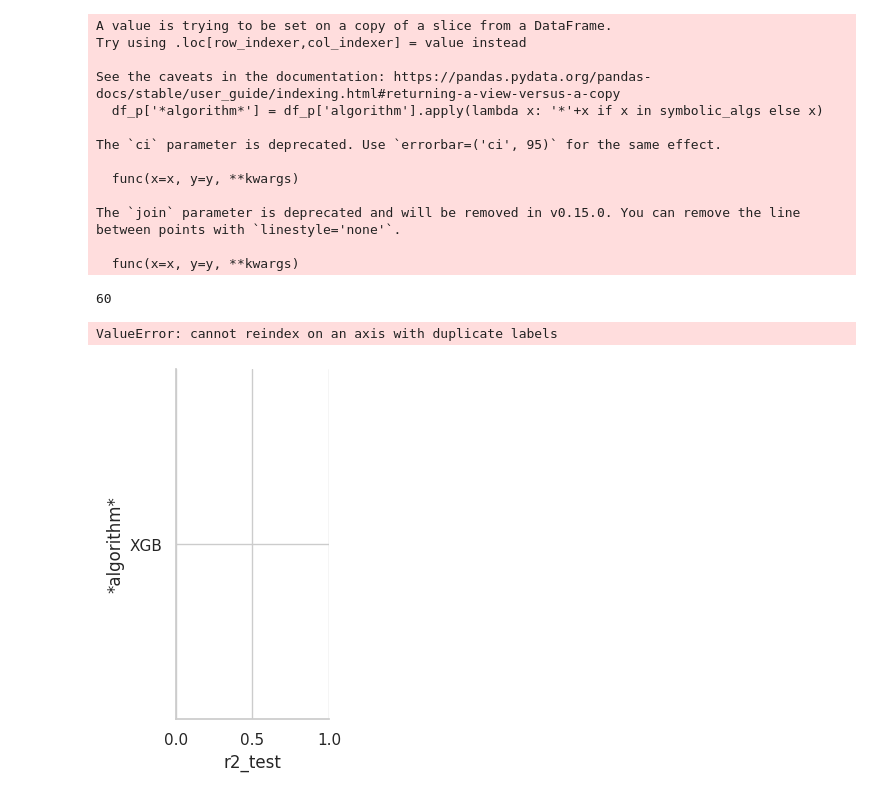
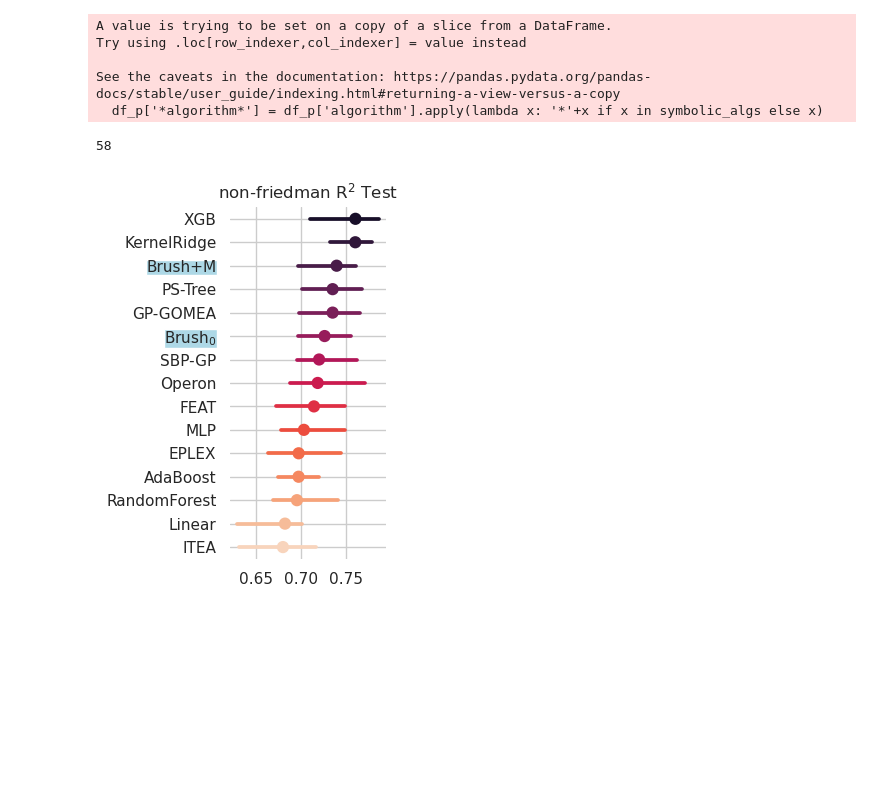
Before and after one commit to gAldeia/srbench, a Jupyter notebook: postprocessing/results-extended.ipynb, the cells around one changed output. Drawn from its saved outputs; the diff is of its cells as text; code cells hidden in the pictures; blank space fills up the shorter version.

```diff
--- a/postprocessing/results-extended.ipynb
+++ b/postprocessing/results-extended.ipynb
@@ -212,19 +314,35 @@ plt.savefig('figs/hist5fri.pdf', bbox_inches="tight")
 # %%
 df_results['*algorithm*'] = df_results['algorithm'].apply(lambda x: '*'+x if x in symbolic_algs else x)
 
-df_pivot = pd.pivot_table(df_results[~df_results.dataset.str.contains("_fri_")], index='*algorithm*', columns=['dataset'], values='r2_test').apply(lambda x: np.round(x,4))
+df_pivot = pd.pivot_table(df_results[~df_results.dataset.str.contains("_fri_")], index='algorithm', columns=['dataset'], values='r2_test').apply(lambda x: np.round(x,4))
 ranks = df_pivot.rank(ascending=False, method='min')
 plt.rcParams.update({'font.size': 30, 'pdf.fonttype' : 42, 'ps.fonttype' : 42})
 n = len(ranks.columns)
 
-plt.figure(figsize=(6,3))
+fig = plt.figure(figsize=(6,3))
 ranks.apply(lambda xs: np.array([100.0/n if x < 2 else 0 for x in xs]).sum(), axis=1).sort_values().plot.bar(ylabel='%', title='Frequency ranked 1 in non-Friedman datasets')
-plt.savefig('figs/hist1nonfri.pdf', bbox_inches="tight")
 
-plt.figure(figsize=(6,3))
+for ticklbl in fig.axes[0].xaxis.get_ticklabels():
+    if "Brush" in ticklbl.get_text():
+        ticklbl.set_bbox(dict(facecolor='lightblue', edgecolor='w', alpha=1, pad=0.1)) # boxstyle='round',
+        # ticklbl.set_c('blue')
+
+plt.savefig(figdir+'/'+'hist1nonfri.svg', bbox_inches="tight")
+plt.savefig(figdir+'/'+'hist1nonfri.pdf', bbox_inches="tight")
+plt.show()
+
+fig = plt.figure(figsize=(6,3))
 ranks.apply(lambda xs: np.array([100.0/n if x < 5 else 0 for x in xs]).sum(), axis=1).sort_values().plot.bar(
     ylabel='%',
     xlabel='Algorithm',
     title='Frequency ranked 5 or less in non-Friedman datasets')
-plt.savefig('figs/hist5nonfri.pdf', bbox_inches="tight")
+
+for ticklbl in fig.axes[0].xaxis.get_ticklabels():
+    if "Brush" in ticklbl.get_text():
+        ticklbl.set_bbox(dict(facecolor='lightblue', edgecolor='w', alpha=1, pad=0.1)) # boxstyle='round',
+        # ticklbl.set_c('blue')
+
+plt.savefig(figdir+'/'+'hist5nonfri.svg', bbox_inches="tight")
+plt.savefig(figdir+'/'+'hist5nonfri.pdf', bbox_inches="tight")
+plt.show()
 # %% [output]
@@ -247,10 +365,10 @@ df_p = df_results[~df_results.dataset.str.contains("_fri_")]#.sort_values(by='r2
 df_p['*algorithm*'] = df_p['algorithm'].apply(lambda x: '*'+x if x in symbolic_algs else x)
 
 print(len(df_p['dataset'].unique()))
-order = df_p.groupby('*algorithm*')[x_vars[0]].median().sort_values(ascending=False).index[:15]
+order = df_p.groupby('algorithm')[x_vars[0]].median().sort_values(ascending=False).index[:15]
 g = sns.PairGrid(df_p,
                  x_vars=x_vars,
-                 y_vars=['*algorithm*'],
+                 y_vars=['algorithm'],
                  height=4.5,
                  aspect=0.6,
                 )
@@ -270,45 +388,42 @@ g.map(sns.pointplot,
       ci=95
      )
 # # Use semantically meaningful titles for the columns
 titles = [x.replace('_',' ').title().replace('(S)','(s)').replace('R2','non-friedman $R^2$') for x in x_vars]
 g.axes.flat[0].set_ylabel('')
 for ax, title in zip(g.axes.flat, titles):
 
     # Set a different title for each axes
     ax.set(title=title)
     ax.set_xlabel('')
 
     if any([n in title.lower() for n in ['size','time']]):
         ax.set_xscale('log')
 
     if title == '$R^2$ Test':
         ax.set_xlim([-.25,1])
 
     # Make the grid horizontal instead of vertical
     ax.yaxis.grid(True)
 
 sns.despine(left=True, bottom=True)
 sns.set(font_scale=1)
 
+for ticklbl in g.axes.flat[0].yaxis.get_ticklabels():
+    if "Brush" in ticklbl.get_text():
+        ticklbl.set_bbox(dict(facecolor='lightblue', edgecolor='w', alpha=1, pad=0.1)) # boxstyle='round',
+        # ticklbl.set_c('blue')
+
 #save(name='_'.join(['pairgrid-pointplot']+x_vars))
-plt.savefig("figs/nonfri_results.pdf", bbox_inches='tight')
+plt.savefig(figdir+'/'+"nonfri_results.pdf", bbox_inches='tight')
+plt.show()
 # %% [output]
 A value is trying to be set on a copy of a slice from a DataFrame.
 Try using .loc[row_indexer,col_indexer] = value instead
 
 See the caveats in the documentation: https://pandas.pydata.org/pandas-docs/stable/user_guide/indexing.html#returning-a-view-versus-a-copy
   df_p['*algorithm*'] = df_p['algorithm'].apply(lambda x: '*'+x if x in symbolic_algs else x)
-
-The `ci` parameter is deprecated. Use `errorbar=('ci', 95)` for the same effect.
-
-  func(x=x, y=y, **kwargs)
-
-The `join` parameter is deprecated and will be removed in v0.15.0. You can remove the line between points with `linestyle='none'`.
-
-  func(x=x, y=y, **kwargs)
-60
+58
-ValueError: cannot reindex on an axis with duplicate labels
-[figure, old version]
+[figure, new version]
 # %%
 # Make the PairGrid
 sns.set_style("whitegrid")
```
Also changed, not shown: parts of 9 cells of this notebook, 5 other files.
